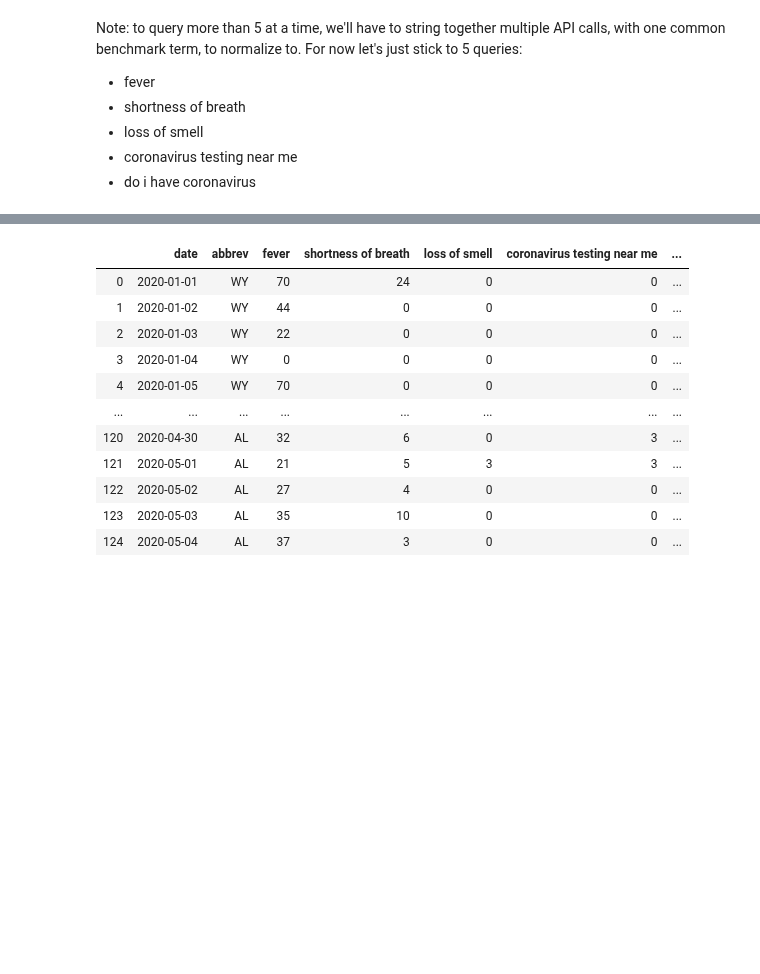
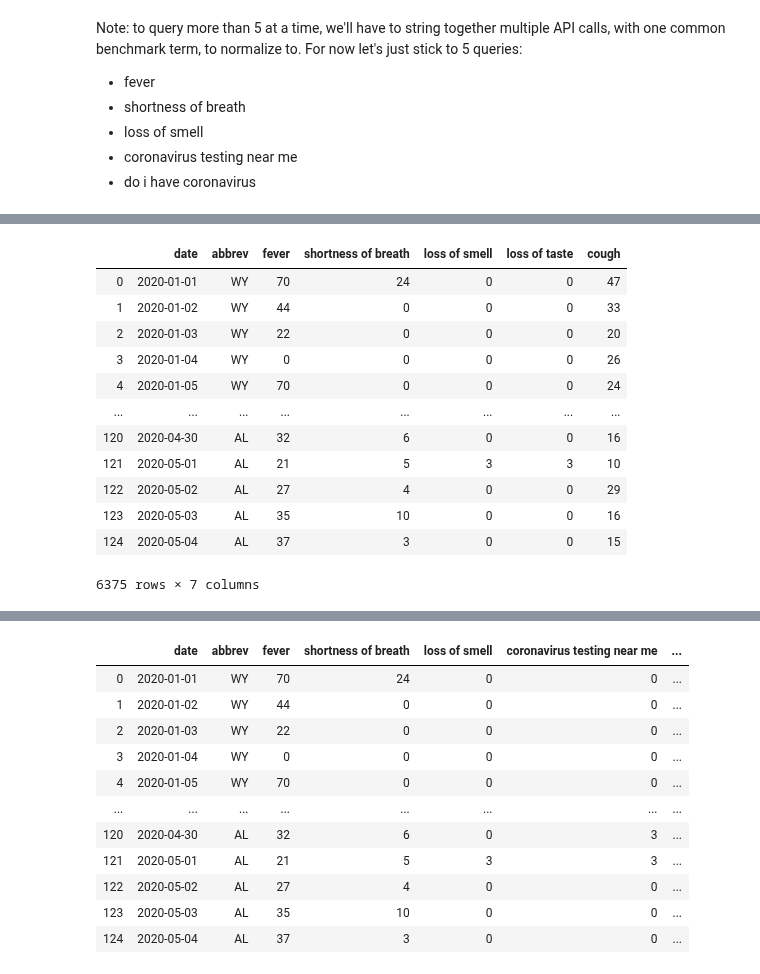
Before and after one commit to spotted-d/RNN_covid19_modeling, a Jupyter notebook: data_extraction/data_extracts.ipynb, the cells around one changed output, grey strips where cells are left out. Saved outputs shown, nothing was run; the diff lists cells and outputs as text; code cells hidden in the pictures; blank space fills up the shorter version.

```diff
--- a/data_extraction/data_extracts.ipynb
+++ b/data_extraction/data_extracts.ipynb
@@ -277,0 +325,6 @@ Note: to query more than 5 at a time, we'll have to string together multiple API
+# %%
+# build queries 5 at a time, benchmark is fever
+# start queries
+benchmark = "fever"
+queries_master = fetch_query_data([benchmark, "shortness of breath", "loss of smell",
+                                   "loss of taste", "cough"])
@@ -277,0 +343,16 @@ Note: to query more than 5 at a time, we'll have to string together multiple API
+# %%
+queries_master
+# %% [output]
+|  | date | abbrev | fever | shortness of breath | loss of smell | loss of taste | cough |
+| 0 | 2020-01-01 | WY | 70 | 24 | 0 | 0 | 47 |
+| 1 | 2020-01-02 | WY | 44 | 0 | 0 | 0 | 33 |
+| 2 | 2020-01-03 | WY | 22 | 0 | 0 | 0 | 20 |
+| 3 | 2020-01-04 | WY | 0 | 0 | 0 | 0 | 26 |
+| 4 | 2020-01-05 | WY | 70 | 0 | 0 | 0 | 24 |
+| ... | ... | ... | ... | ... | ... | ... | ... |
+| 120 | 2020-04-30 | AL | 32 | 6 | 0 | 0 | 16 |
+| 121 | 2020-05-01 | AL | 21 | 5 | 3 | 3 | 10 |
+| 122 | 2020-05-02 | AL | 27 | 4 | 0 | 0 | 29 |
+| 123 | 2020-05-03 | AL | 35 | 10 | 0 | 0 | 16 |
+| 124 | 2020-05-04 | AL | 37 | 3 | 0 | 0 | 15 |
+6375 rows × 7 columns
```
Also changed, not shown: parts of 7 cells of this notebook.
